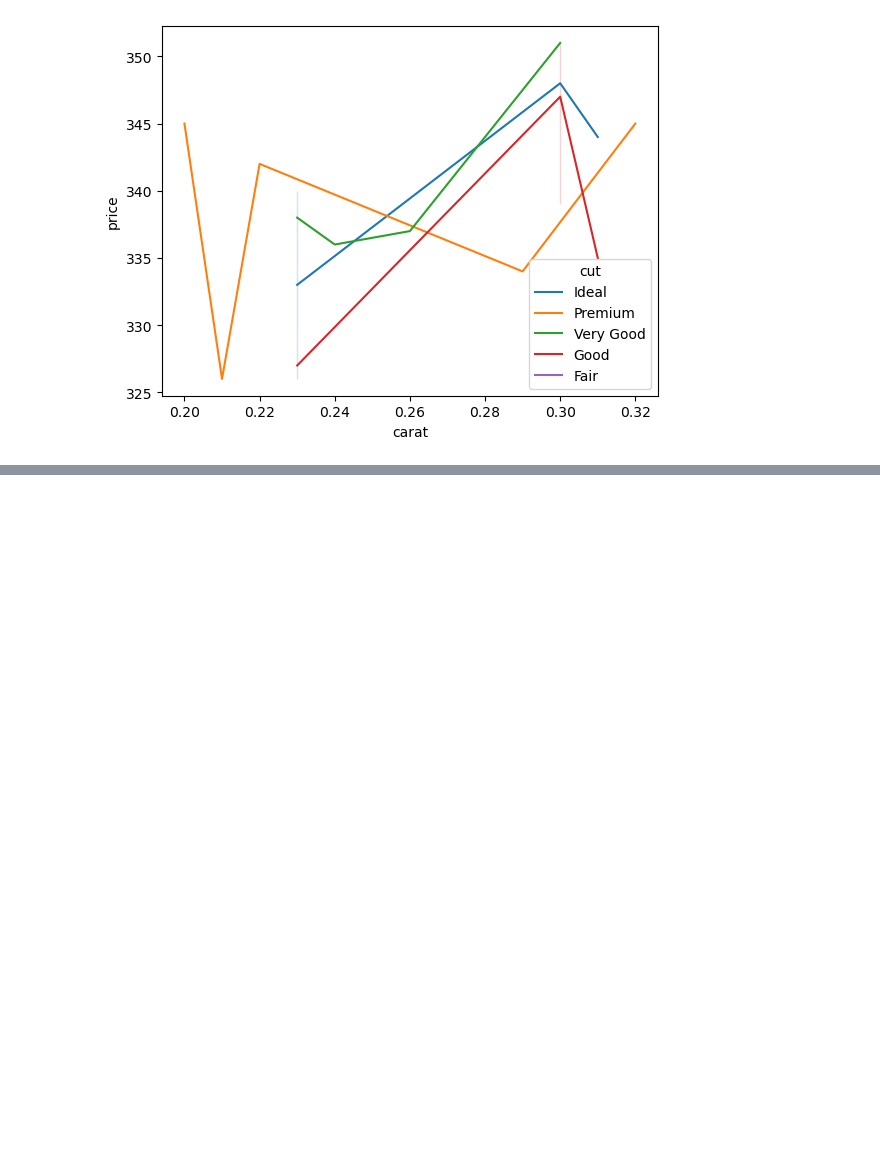
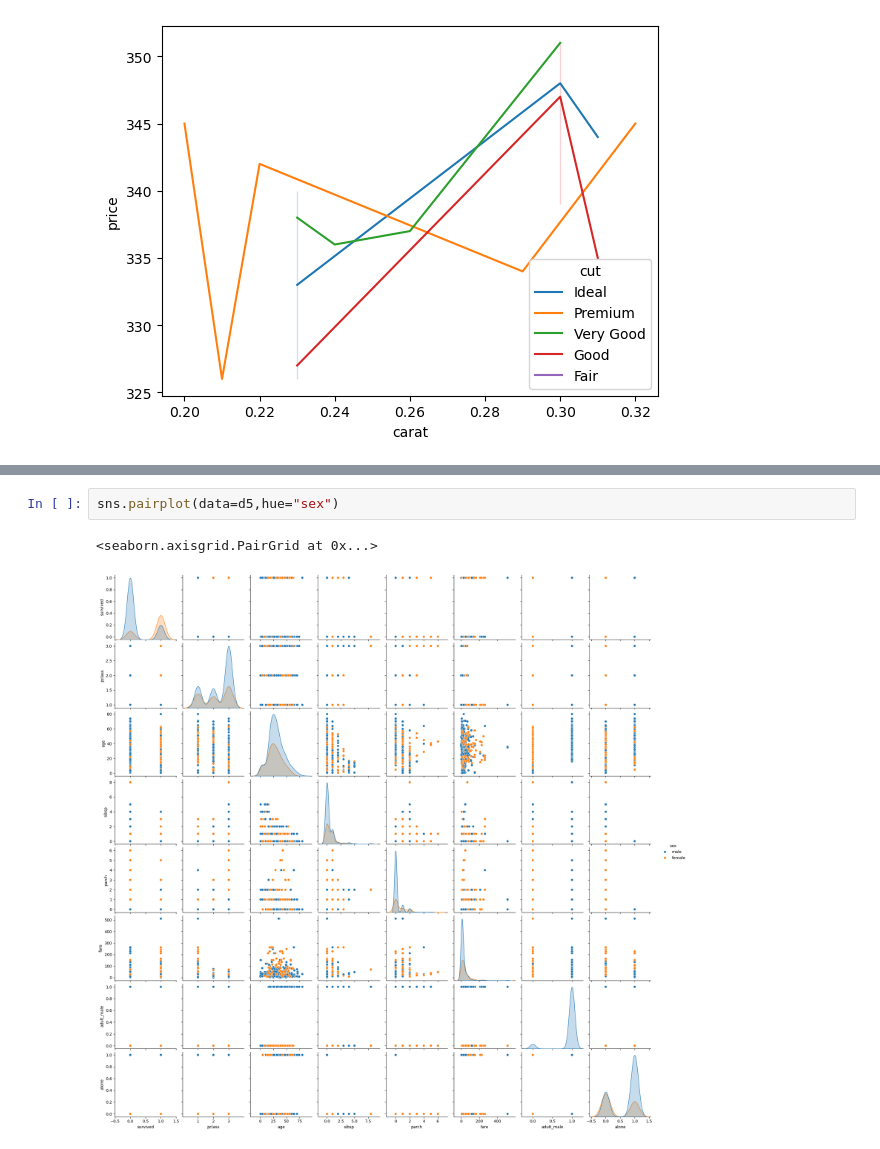
Before and after one commit to arsalanwani/Analytics, a Jupyter notebook: Seaborn/index.ipynb, the cells around one changed output, grey strips where cells are left out. Drawn from its saved outputs; the diff is of its cells as text; blank space fills up the shorter version.

```diff
--- a/Seaborn/index.ipynb
+++ b/Seaborn/index.ipynb
@@ -99,0 +132,5 @@ d4=sns.lineplot(x="carat",y="price",hue="cut",data=d4)
+# %%
+sns.pairplot(data=d5,hue="sex")
+# %% [output]
+<seaborn.axisgrid.PairGrid at 0x...>
+[figure, added]
```
Also changed, not shown: parts of 6 cells of this notebook.
